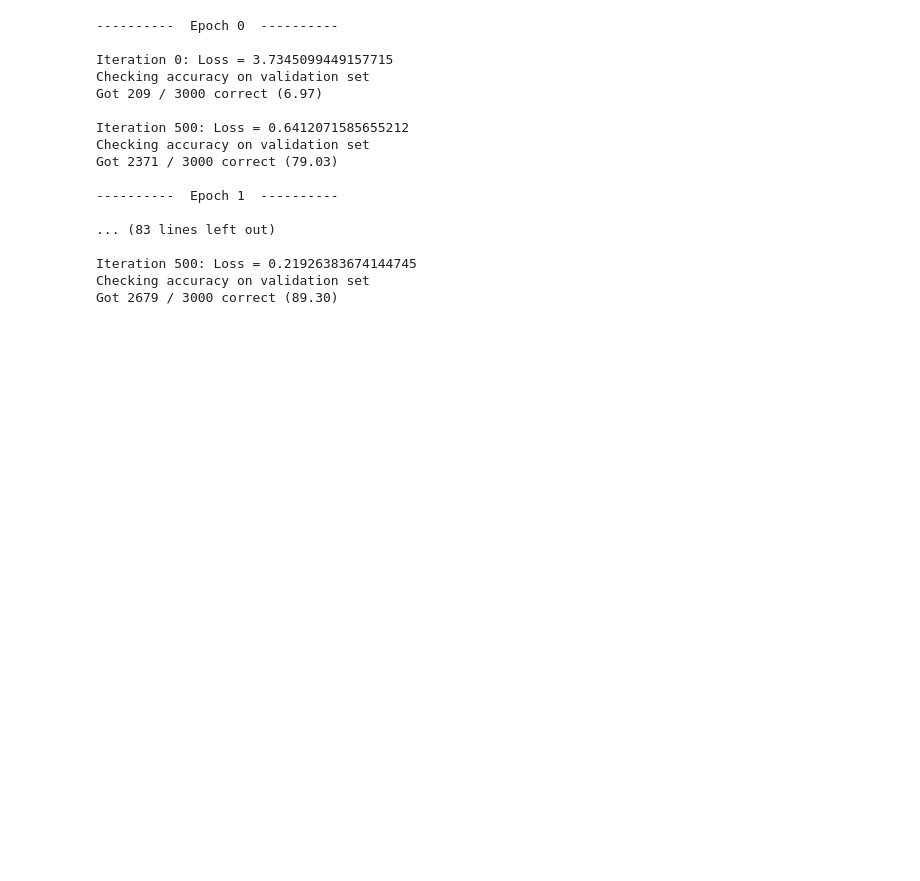
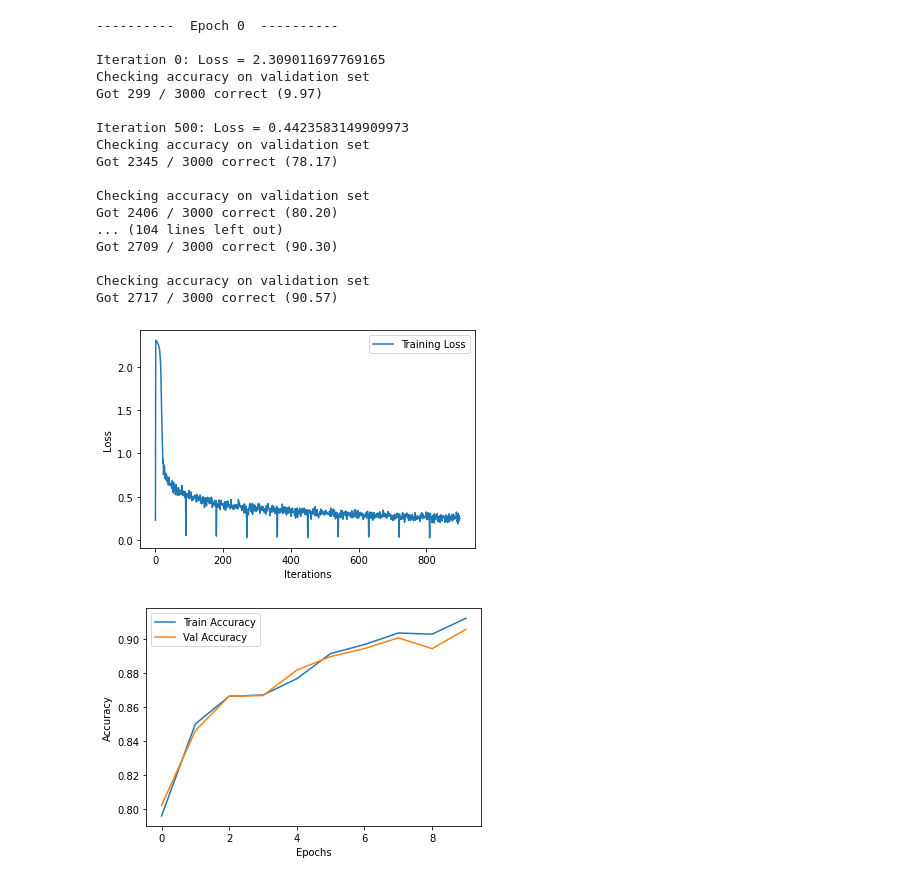
Before and after one commit to AbhishekVangipuram/MNIST-Classifier, a Jupyter notebook: MNIST Classifiers.ipynb, the cells around one changed output. Cells and saved outputs as stored; diff of their text form; code cells hidden in the pictures; blank space fills up the shorter version.

```diff
--- a/MNIST Classifiers.ipynb
+++ b/MNIST Classifiers.ipynb
@@ -249,24 +325,45 @@ Got 8631 / 10000 correct (86.31)
 # %%
 conv_optim = optim.SGD(model_conv.parameters(), lr=1e-3, momentum=0.9, nesterov=True)
-train_model(model_conv, conv_optim, loader_train, loader_val, epochs=10, print_every=500)
+loss_hist_conv, train_hist_conv, val_hist_conv = train_model(model_conv, conv_optim, loader_train, loader_val, epochs=10, print_every=500)
 # %% [output]
 ----------  Epoch 0  ----------
 
-Iteration 0: Loss = 3.7345099449157715
+Iteration 0: Loss = 2.309011697769165
 Checking accuracy on validation set
-Got 209 / 3000 correct (6.97)
+Got 299 / 3000 correct (9.97)
 
-Iteration 500: Loss = 0.6412071585655212
+Iteration 500: Loss = 0.4423583149909973
 Checking accuracy on validation set
-Got 2371 / 3000 correct (79.03)
+Got 2345 / 3000 correct (78.17)
 
-----------  Epoch 1  ----------
+Checking accuracy on validation set
+Got 2406 / 3000 correct (80.20)
+... (104 lines left out)
+Got 2709 / 3000 correct (90.30)
 
-... (83 lines left out)
-
-Iteration 500: Loss = 0.21926383674144745
 Checking accuracy on validation set
-Got 2679 / 3000 correct (89.30)
+Got 2717 / 3000 correct (90.57)
+# %%
+plt.figure(1)
+# plt.subplot(211)
+plt.plot(loss_hist_conv, label="Training Loss")
+plt.legend(loc="upper right")
+plt.ylabel("Loss")
+plt.xlabel("Iterations")
+plt.show()
+
+plt.figure(2)
+# plt.subplot(212)
+plt.plot(train_hist_conv, label="Train Accuracy")
+plt.plot(val_hist_conv, label="Val Accuracy")
+plt.legend(loc = "upper left")
+#plt.axis(ymin=0.0,ymax=1.0)
+plt.ylabel("Accuracy")
+plt.xlabel("Epochs")
+plt.show()
+# %% [output]
+[figure, added]
+[figure, added]
 # %%
 check_accuracy(loader_test, model_conv)
 # %% [output]
```
Also changed, not shown: parts of 16 cells of this notebook.
